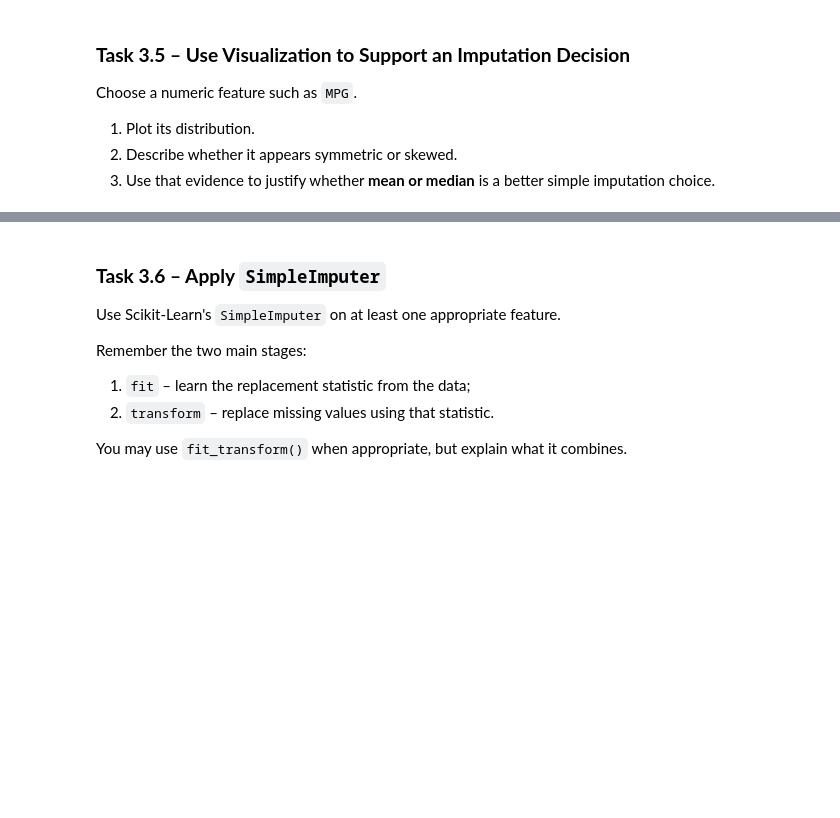
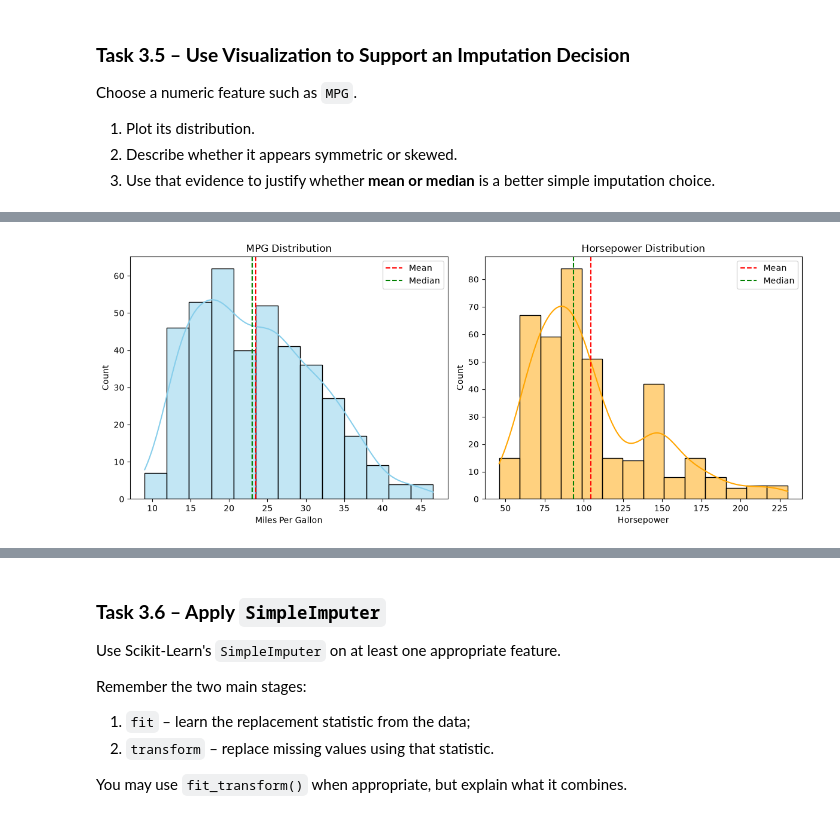
Before and after one commit to AlamirConestoga/Tidying_Cleaning_Imputation_Outlier_Detection, a Jupyter notebook: week5Lab_Students.ipynb, the cells around one changed output, grey strips where cells are left out. Drawn from its saved outputs; the diff is of its cells as text; code cells hidden in the pictures; blank space fills up the shorter version.

Commit message:
Worked on Car dataset and operations

```diff
--- a/week5Lab_Students.ipynb
+++ b/week5Lab_Students.ipynb
@@ -754,0 +837,16 @@ The UCI version contains **398 instances**, and `Horsepower` contains missing va
+# %%
+
+# Check rows where MPG is not a valid number
+invalid_rows = pd.to_numeric(
+    cars["MPG"], errors="coerce"
+).isna()
+
+print("Invalid rows:", invalid_rows.sum())
+
+# Remove invalid rows only if present
+cars = cars.loc[~invalid_rows].copy()
+
+# Save original dataset for later comparison
+cars_original = cars.copy()
+
+print("Dataset shape after cleaning:", cars.shape)
@@ -806,0 +1107,74 @@ Choose a numeric feature such as `MPG`.
+# %%
+
+import matplotlib.pyplot as plt
+import seaborn as sns
+
+# Create two distribution plots
+fig, axes = plt.subplots(1, 2, figsize=(12, 5))
+
+# MPG distribution
+sns.histplot(
+    cars["MPG"].dropna(),
+    kde=True,
+    ax=axes[0],
+    color="skyblue"
+)
+
+axes[0].axvline(
+    cars["MPG"].mean(),
+    color="red",
+    linestyle="--",
+    label="Mean"
+)
+
+axes[0].axvline(
+    cars["MPG"].median(),
+    color="green",
+    linestyle="--",
+    label="Median"
+)
+
+axes[0].set_title("MPG Distribution")
+axes[0].set_xlabel("Miles Per Gallon")
+axes[0].legend()
+
+# Horsepower distribution
+sns.histplot(
+    cars["Horsepower"].dropna(),
+    kde=True,
+    ax=axes[1],
+    color="orange"
+)
+
+axes[1].axvline(
+    cars["Horsepower"].mean(),
+    color="red",
+    linestyle="--",
+    label="Mean"
+)
+
+axes[1].axvline(
+    cars["Horsepower"].median(),
+    color="green",
+    linestyle="--",
+    label="Median"
+)
+
+axes[1].set_title("Horsepower Distribution")
+axes[1].set_xlabel("Horsepower")
+axes[1].legend()
+
+plt.tight_layout()
+plt.show()
+
+# Print statistics
+print("MPG Mean:", round(cars["MPG"].mean(), 2))
+print("MPG Median:", round(cars["MPG"].median(), 2))
+
+print("Horsepower Mean:",
+      round(cars["Horsepower"].mean(), 2))
+
+print("Horsepower Median:",
+      round(cars["Horsepower"].median(), 2))
+# %% [output]
+[figure, added]
```
Also changed, not shown: parts of 33 cells of this notebook, 2 other files.
